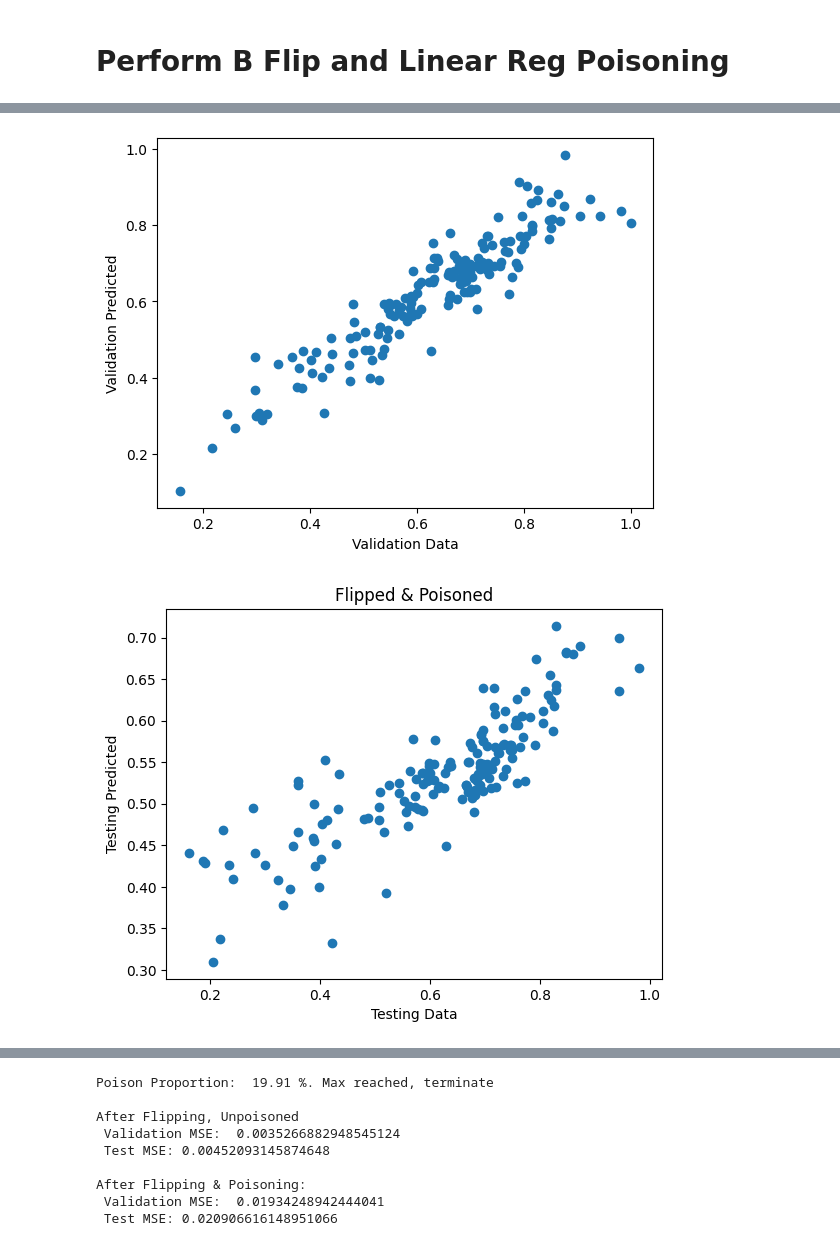
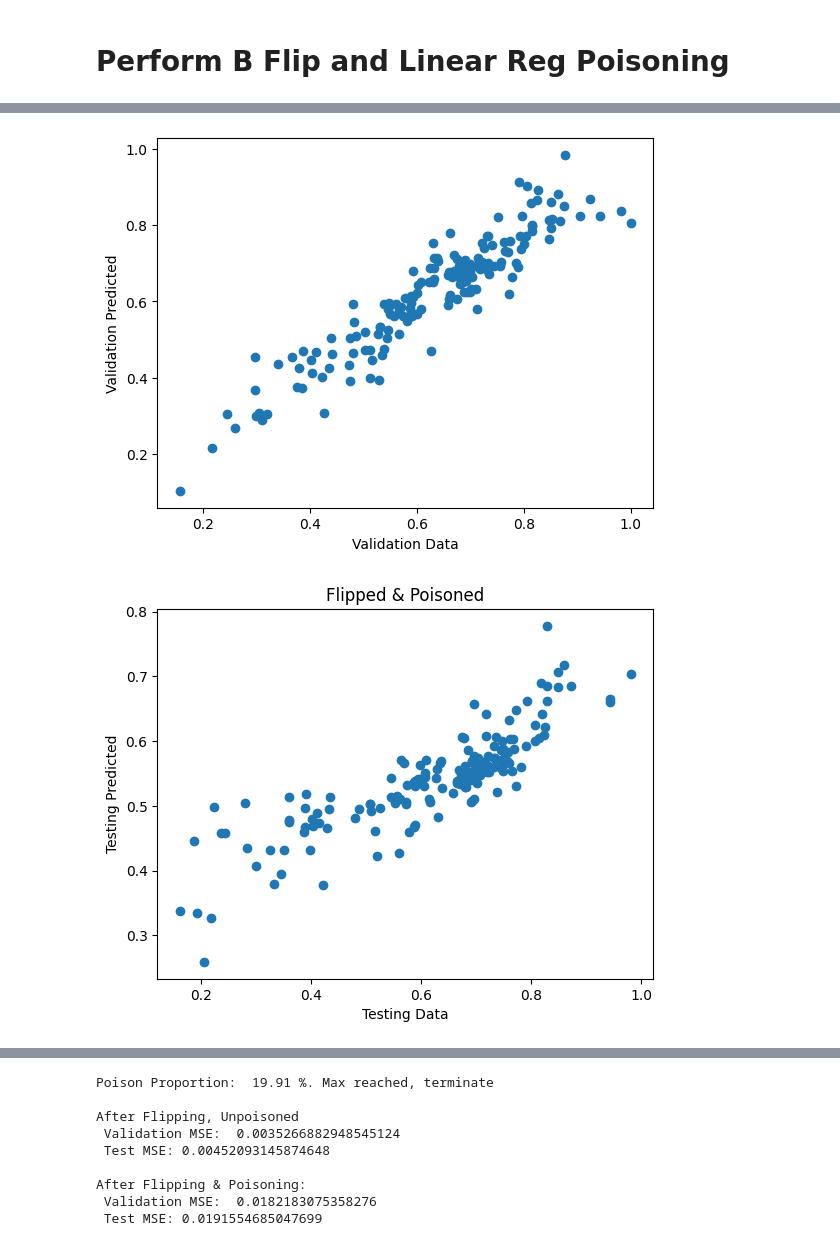
Before and after one commit to wushuoran/COMP0055GroupCW, a Jupyter notebook: ATTACK_linear.ipynb, the cells around one changed output, grey strips where cells are left out. Saved outputs shown, nothing was run; the diff lists cells and outputs as text; code cells hidden in the pictures.

```diff
--- a/ATTACK_linear.ipynb
+++ b/ATTACK_linear.ipynb
@@ -33,7 +33,6 @@ Posion count:  328  Train count:  1319  Test count:  165  Proportion of poisonin
 # %% [markdown]
 # Inverse Flip and Linear Reg Poisoner
 # %%
-x_pois, y_pois = flip_data.flip_data.inverse_flip(poi_train_x,poi_train_y,poison_ct)
 # define parameters for poisoner
 eta = 0.01 # gradient descent step size (note gradients are normalized)
 beta = 0.05 # decay rate for line search
@@ -44,21 +43,24 @@ stop2 = 20
 stop3 = 10
 decrease_rate = 0.65
 
+# flip the data
+x_flip, y_flip = flip_data.flip_data.inverse_flip(poi_train_x,poi_train_y,poison_ct)
+
 poiser = gd_poisoner.linear_poisoner(poi_train_x, poi_train_y, poi_test_x, poi_test_y, poi_val_x, poi_val_y, eta, beta, sigma, epsilon)
-classifier, _ = poiser.learn_model(np.concatenate((poi_train_x, x_pois), axis=0), poi_train_y + y_pois, None)
+classifier, lam = poiser.learn_model(np.concatenate((poi_train_x, x_flip), axis=0), poi_train_y + y_flip, None)
 print("classifier: ", classifier)
-err = poiser.compute_error(classifier, False,False)[0]
-x_pois = np.matrix(x_pois)
-y_pois = y_pois[:]
+err = poiser.compute_error(classifier,False,False)[0]
+x_flip = np.matrix(x_flip)
+y_flip = y_flip[:]
 """
 Evaluate the poisoning attack with the poison rate of 4%, 8%, 12%, 16%, 20%
 """
 for i in  range(5):
     # calculate the amt of data that should be poisoned in this iteration
-    current_prop = (i + 1)*total_prop/5
-    sample_amt = int(0.5 + train_ct*(current_prop/(1 - current_prop)))
-    current_x_pois = x_pois[:sample_amt,:]
-    current_y_pois = y_pois[:sample_amt]
+    current_prop = 0.2*(i + 1)*total_prop
+    sample_amt = int(train_ct*(current_prop/(1 - current_prop)))
+    current_x_pois = x_flip[:sample_amt,:]
+    current_y_pois = y_flip[:sample_amt]
     # poison data
     x_pois_result, y_pois_result = poiser.poison_data(current_x_pois, current_y_pois,stop1, stop2, stop3, decrease_rate)
     #print(x_pois_result.shape,poi_train_x.shape)
@@ -112,23 +114,24 @@ After Flipping & Poisoning:
 # %% [markdown]
 # Perform B Flip and Linear Reg Poisoning
 # %%
-x_pois, y_pois = flip_data.flip_data.B_flip(poi_train_x,poi_train_y,poison_ct)
+# flip the data
+x_flip, y_flip = flip_data.flip_data.B_flip(poi_train_x,poi_train_y,poison_ct)
 
 poiser = gd_poisoner.linear_poisoner(poi_train_x, poi_train_y, poi_test_x, poi_test_y, poi_val_x, poi_val_y, eta, beta, sigma, epsilon)
-classifier, _ = poiser.learn_model(np.concatenate((poi_train_x, x_pois), axis=0), poi_train_y + y_pois, None)
+classifier, lam = poiser.learn_model(np.concatenate((poi_train_x, x_flip), axis=0), poi_train_y + y_flip, None)
 print("classifier: ", classifier)
-err = poiser.compute_error(classifier, False,False)[0]
-x_pois = np.matrix(x_pois)
-y_pois = y_pois[:]
+err = poiser.compute_error(classifier,False,False)[0]
+x_flip = np.matrix(x_flip)
+y_flip = y_flip[:]
 """
 Evaluate the poisoning attack with the poison rate of 4%, 8%, 12%, 16%, 20%
 """
 for i in  range(5):
     # calculate the amt of data that should be poisoned in this iteration
-    current_prop = (i + 1)*total_prop/5
-    sample_amt = int(0.5 + train_ct*(current_prop/(1 - current_prop)))
-    current_x_pois = x_pois[:sample_amt,:]
-    current_y_pois = y_pois[:sample_amt]
+    current_prop = 0.2*(i + 1)*total_prop
+    sample_amt = int(train_ct*(current_prop/(1 - current_prop)))
+    current_x_pois = x_flip[:sample_amt,:]
+    current_y_pois = y_flip[:sample_amt]
     # poison data
     x_pois_result, y_pois_result = poiser.poison_data(current_x_pois, current_y_pois,stop1, stop2, stop3, decrease_rate)
     x_poised = np.concatenate((poi_train_x,x_pois_result),axis = 0)
@@ -161,10 +164,10 @@ Test MSE  0.005335916609995199
 
 Iteration  1
 ... (264 lines left out)
 NO PROGRESS MADE!
 
 Poisoned classifier:  LinearRegression() ,
 Returned lambda:  0
 [figure]
 [figure]
-[figure, old version]
+[figure, new version]
@@ -176,5 +179,5 @@ After Flipping, Unpoisoned
  Test MSE: 0.00452093145874648
 
 After Flipping & Poisoning:
- Validation MSE:  0.01934248942444041
- Test MSE: 0.020906616148951066
+ Validation MSE:  0.0182183075358276
+ Test MSE: 0.0191554685047699
```
Also changed, not shown: parts of 2 cells of this notebook, 3 other files.
